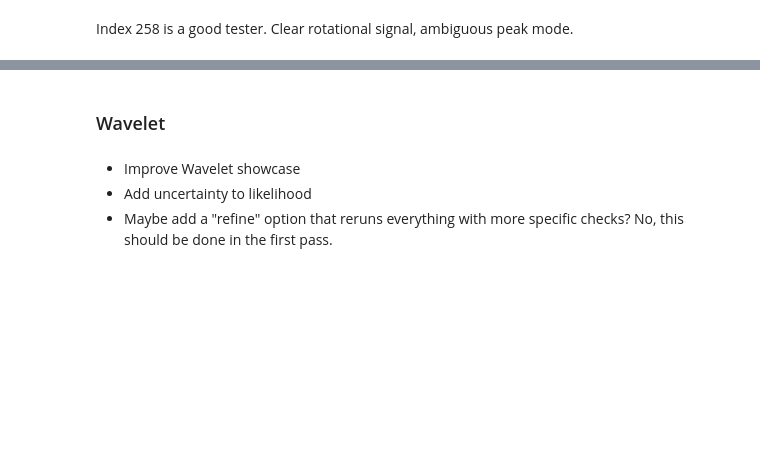
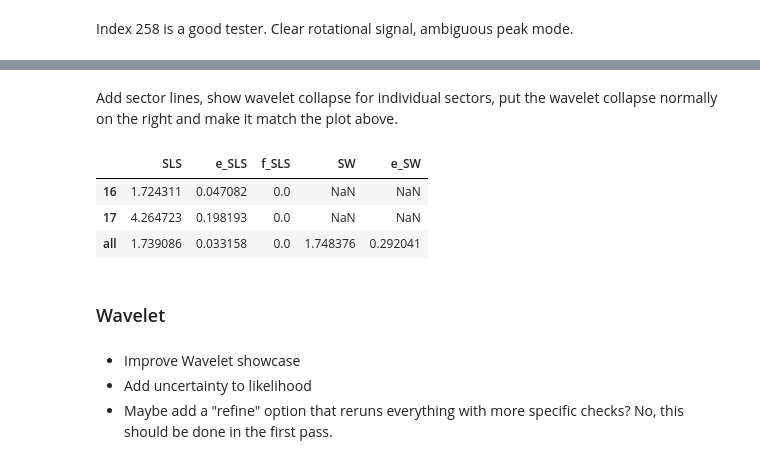
Before and after one commit to ojhall94/michael, a Jupyter notebook: Examples/Example.ipynb, the cells around one changed output, grey strips where cells are left out. Saved outputs shown, nothing was run; the diff lists cells and outputs as text; code cells hidden in the pictures; blank space fills up the shorter version.

```diff
--- a/Examples/Example.ipynb
+++ b/Examples/Example.ipynb
@@ -24,3 +49,12 @@ j.view()
+# %% [markdown]
+Add sector lines, show wavelet collapse for individual sectors, put the wavelet collapse normally on the right and make it match the plot above.
+# %%
+j.results
+# %% [output]
+|  | SLS | e_SLS | f_SLS | SW | e_SW |
+| 16 | 1.724311 | 0.047082 | 0.0 | NaN | NaN |
+| 17 | 4.264723 | 0.198193 | 0.0 | NaN | NaN |
+| all | 1.739086 | 0.033158 | 0.0 | 1.748376 | 0.292041 |
 # %% [markdown]
 ### Wavelet
 # %% [markdown]
```
Also changed, not shown: parts of 7 cells of this notebook, 1 other file.
